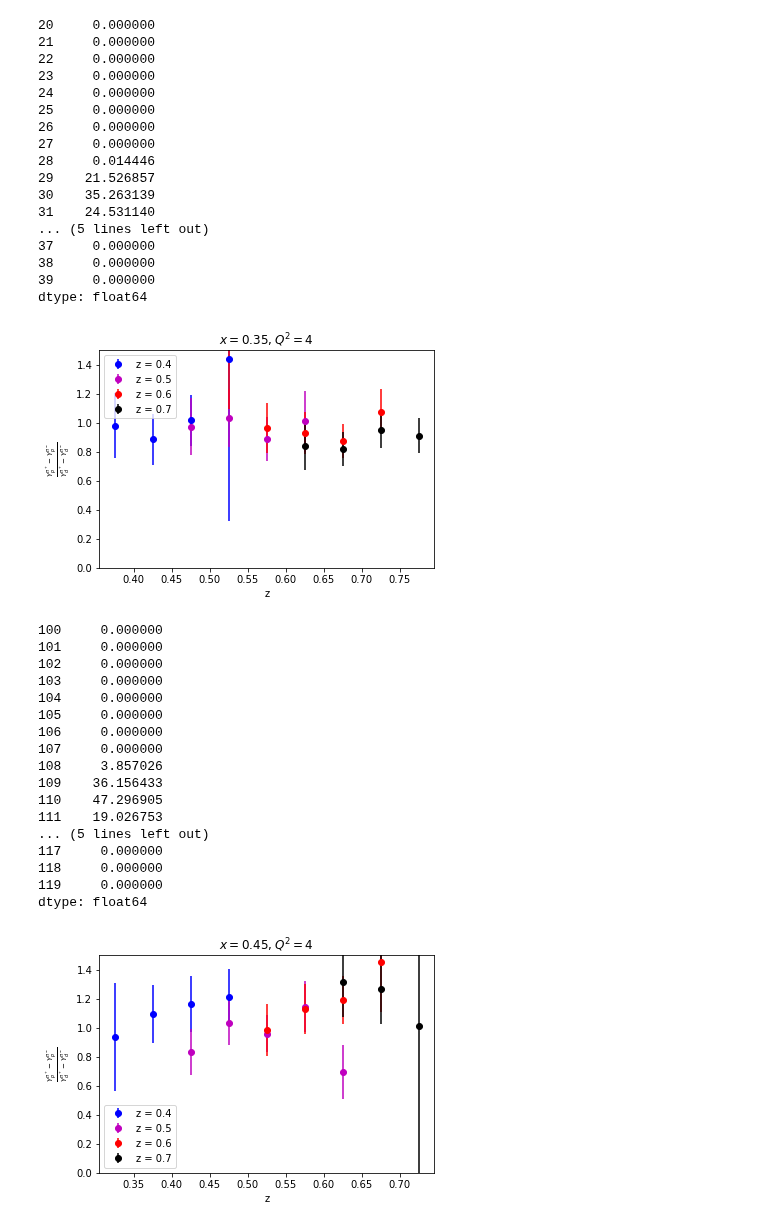
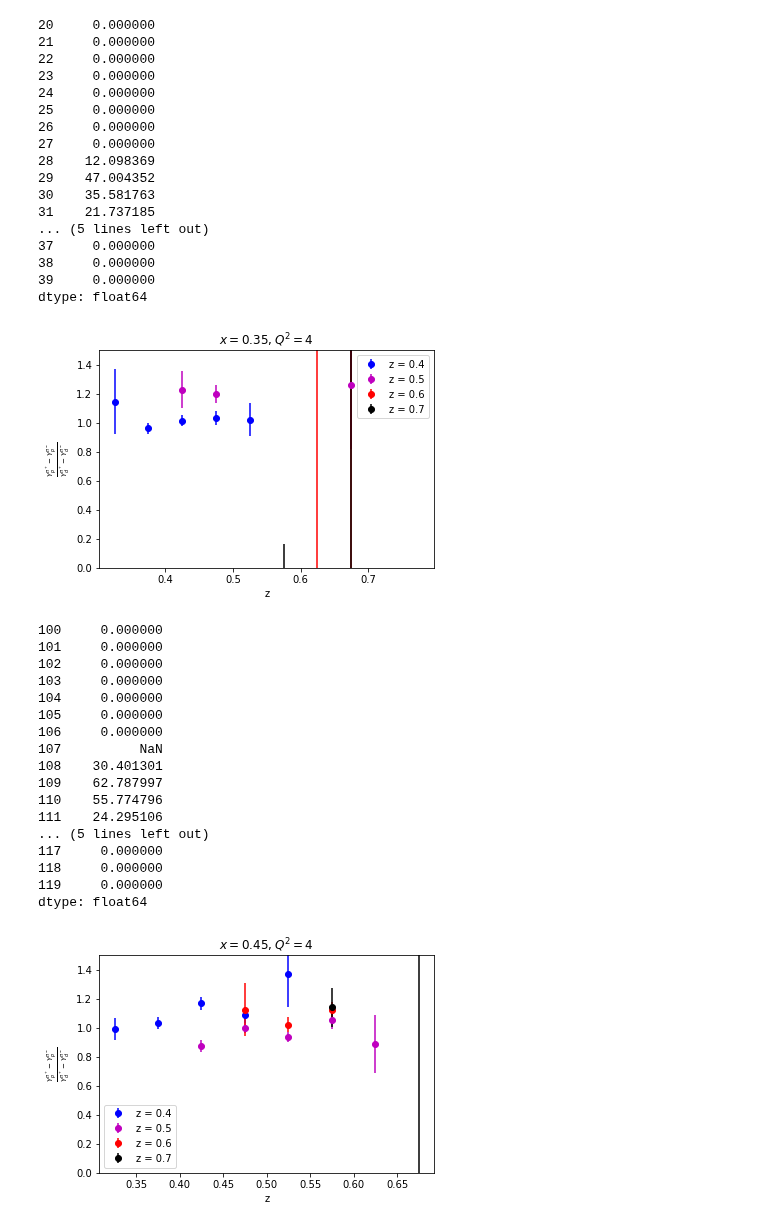
Before and after one commit to Mengzhendada/csv_notebook, a Jupyter notebook: H2runs.ipynb, the cells around one changed output. Drawn from its saved outputs; the diff is of its cells as text; code cells hidden in the pictures.

```diff
--- a/H2runs.ipynb
+++ b/H2runs.ipynb
@@ -64,9 +59,9 @@ y_H2_diff_1 = y_pos_H2_1-y_neg_H2_1
 y_D2_diff_1 = y_pos_D2_1-y_neg_D2_1
 diff_ratio_1 = y_H2_diff_1/y_D2_diff_1
 error_neg_H2_1 = df[df['xbj'] == 0.35][df['Q2']==4][df['z']==0.4]['err_neg_H2']
-error_neg_Dummy_1 = df[df['xbj'] == 0.35][df['Q2']==4][df['z']==0.4]['y_neg_Dummy']
+error_neg_Dummy_1 = df[df['xbj'] == 0.35][df['Q2']==4][df['z']==0.4]['err_neg_Dummy']
 error_pos_H2_1 = df[df['xbj'] == 0.35][df['Q2']==4][df['z']==0.4]['err_pos_H2']
-error_pos_Dummy_1 = df[df['xbj'] == 0.35][df['Q2']==4][df['z']==0.4]['y_pos_Dummy']
+error_pos_Dummy_1 = df[df['xbj'] == 0.35][df['Q2']==4][df['z']==0.4]['err_pos_Dummy']
 error_neg_D2_1 = df[df['xbj'] == 0.35][df['Q2']==4][df['z']==0.4]['err_neg_D2']
 error_pos_D2_1 = df[df['xbj'] == 0.35][df['Q2']==4][df['z']==0.4]['err_pos_D2']
 
@@ -95,9 +90,9 @@ y_D2_diff_2 = y_pos_D2_2-y_neg_D2_2
 diff_ratio_2 = y_H2_diff_2/y_D2_diff_2
 print(y_H2_diff_2)
 error_neg_H2_2 = df[df['xbj'] == 0.35][df['Q2']==4][df['z']==0.5]['err_neg_H2']
-error_neg_Dummy_2 = df[df['xbj'] == 0.35][df['Q2']==4][df['z']==0.5]['y_neg_Dummy']
+error_neg_Dummy_2 = df[df['xbj'] == 0.35][df['Q2']==4][df['z']==0.5]['err_neg_Dummy']
 error_pos_H2_2 = df[df['xbj'] == 0.35][df['Q2']==4][df['z']==0.5]['err_pos_H2']
-error_pos_Dummy_2 = df[df['xbj'] == 0.35][df['Q2']==4][df['z']==0.5]['y_pos_Dummy']
+error_pos_Dummy_2 = df[df['xbj'] == 0.35][df['Q2']==4][df['z']==0.5]['err_pos_Dummy']
 error_neg_D2_2 = df[df['xbj'] == 0.35][df['Q2']==4][df['z']==0.5]['err_neg_D2']
 error_pos_D2_2 = df[df['xbj'] == 0.35][df['Q2']==4][df['z']==0.5]['err_pos_D2']
 
@@ -124,9 +119,9 @@ y_H2_diff = y_pos_H2-y_neg_H2
 y_D2_diff = y_pos_D2-y_neg_D2
 diff_ratio = y_H2_diff/y_D2_diff
 error_neg_H2 = df[df['xbj'] == 0.35][df['Q2']==4][df['z']==0.6]['err_neg_H2']
-error_neg_Dummy = df[df['xbj'] == 0.35][df['Q2']==4][df['z']==0.6]['y_neg_Dummy']
+error_neg_Dummy = df[df['xbj'] == 0.35][df['Q2']==4][df['z']==0.6]['err_neg_Dummy']
 error_pos_H2 = df[df['xbj'] == 0.35][df['Q2']==4][df['z']==0.6]['err_pos_H2']
-error_pos_Dummy = df[df['xbj'] == 0.35][df['Q2']==4][df['z']==0.6]['y_pos_Dummy']
+error_pos_Dummy = df[df['xbj'] == 0.35][df['Q2']==4][df['z']==0.6]['err_pos_Dummy']
 error_neg_D2 = df[df['xbj'] == 0.35][df['Q2']==4][df['z']==0.6]['err_neg_D2']
 error_pos_D2 = df[df['xbj'] == 0.35][df['Q2']==4][df['z']==0.6]['err_pos_D2']
 
@@ -153,9 +148,9 @@ y_H2_diff = y_pos_H2-y_neg_H2
 y_D2_diff = y_pos_D2-y_neg_D2
 diff_ratio = y_H2_diff/y_D2_diff
 error_neg_H2 = df[df['xbj'] == 0.35][df['Q2']==4][df['z']==0.7]['err_neg_H2']
-error_neg_Dummy = df[df['xbj'] == 0.35][df['Q2']==4][df['z']==0.7]['y_neg_Dummy']
+error_neg_Dummy = df[df['xbj'] == 0.35][df['Q2']==4][df['z']==0.7]['err_neg_Dummy']
 error_pos_H2 = df[df['xbj'] == 0.35][df['Q2']==4][df['z']==0.7]['err_pos_H2']
-error_pos_Dummy = df[df['xbj'] == 0.35][df['Q2']==4][df['z']==0.7]['y_pos_Dummy']
+error_pos_Dummy = df[df['xbj'] == 0.35][df['Q2']==4][df['z']==0.7]['err_pos_Dummy']
 error_neg_D2 = df[df['xbj'] == 0.35][df['Q2']==4][df['z']==0.7]['err_neg_D2']
 error_pos_D2 = df[df['xbj'] == 0.35][df['Q2']==4][df['z']==0.7]['err_pos_D2']
 
@@ -166,38 +161,38 @@ err_pos_D2 = np.sqrt(error_pos_D2**2+0.245**2*error_pos_Dummy**2)
 
 err_diff_H2 = np.sqrt(err_neg_H2**2+err_pos_H2**2)
 err_diff_D2 = np.sqrt(err_neg_D2**2+err_pos_D2**2)
 
 err_diff = diff_ratio*np.sqrt(err_diff_H2**2/y_H2_diff**2+err_diff_D2**2/y_D2_diff**2)
 
 
 #plt.plot(z_axis,diff_ratio,'ko',label = 'z = 0.7')
 plt.errorbar(z_axis,diff_ratio,err_diff,color = 'k',fmt = 'o',label = 'z = 0.7')
 
 plt.title(r'$x = 0.35,Q^2 = 4$')
 plt.xlabel('z')
 plt.ylabel(r'$\frac{Y_p^{\pi^+}-Y_p^{\pi^-}}{Y_d^{\pi^+}-Y_d^{\pi^-}}$')
 plt.ylim(0,1.5)
 plt.legend()
 plt.savefig("results/H2runs/diff_x35Q4_data.pdf")
 # %% [output]
 20     0.000000
 21     0.000000
 22     0.000000
 23     0.000000
 24     0.000000
 25     0.000000
 26     0.000000
 27     0.000000
-28     0.014446
-29    21.526857
-30    35.263139
-31    24.531140
+28    12.098369
+29    47.004352
+30    35.581763
+31    21.737185
 ... (5 lines left out)
 37     0.000000
 38     0.000000
 39     0.000000
 dtype: float64
-[figure, old version]
+[figure, new version]
 # %%
 y_neg_H2_1 = (df[df['xbj'] == 0.45][df['Q2']==4][df['z']==0.4]['y_neg_H2']-0.262*df[df['xbj'] == 0.45][df['Q2']==4][df['z']==0.4]['y_neg_Dummy'])*df[df['xbj'] == 0.45][df['Q2']==4][df['z']==0.4]['y_H2_neg_incnorad']
 y_pos_H2_1 = (df[df['xbj'] == 0.45][df['Q2']==4][df['z']==0.4]['y_pos_H2']-0.262*df[df['xbj'] == 0.45][df['Q2']==4][df['z']==0.4]['y_pos_Dummy'])*df[df['xbj'] == 0.45][df['Q2']==4][df['z']==0.4]['y_H2_pos_incnorad']
@@ -208,9 +203,9 @@ y_H2_diff_1 = y_pos_H2_1-y_neg_H2_1
 y_D2_diff_1 = y_pos_D2_1-y_neg_D2_1
 diff_ratio_1 = y_H2_diff_1/y_D2_diff_1
 error_neg_H2_1 = df[df['xbj'] == 0.45][df['Q2']==4][df['z']==0.4]['err_neg_H2']
-error_neg_Dummy_1 = df[df['xbj'] == 0.45][df['Q2']==4][df['z']==0.4]['y_neg_Dummy']
+error_neg_Dummy_1 = df[df['xbj'] == 0.45][df['Q2']==4][df['z']==0.4]['err_neg_Dummy']
 error_pos_H2_1 = df[df['xbj'] == 0.45][df['Q2']==4][df['z']==0.4]['err_pos_H2']
-error_pos_Dummy_1 = df[df['xbj'] == 0.45][df['Q2']==4][df['z']==0.4]['y_pos_Dummy']
+error_pos_Dummy_1 = df[df['xbj'] == 0.45][df['Q2']==4][df['z']==0.4]['err_pos_Dummy']
 error_neg_D2_1 = df[df['xbj'] == 0.45][df['Q2']==4][df['z']==0.4]['err_neg_D2']
 error_pos_D2_1 = df[df['xbj'] == 0.45][df['Q2']==4][df['z']==0.4]['err_pos_D2']
 
@@ -239,9 +234,9 @@ y_D2_diff_2 = y_pos_D2_2-y_neg_D2_2
 diff_ratio_2 = y_H2_diff_2/y_D2_diff_2
 print(y_H2_diff_2)
 error_neg_H2_2 = df[df['xbj'] == 0.45][df['Q2']==4][df['z']==0.5]['err_neg_H2']
-error_neg_Dummy_2 = df[df['xbj'] == 0.45][df['Q2']==4][df['z']==0.5]['y_neg_Dummy']
+error_neg_Dummy_2 = df[df['xbj'] == 0.45][df['Q2']==4][df['z']==0.5]['err_neg_Dummy']
 error_pos_H2_2 = df[df['xbj'] == 0.45][df['Q2']==4][df['z']==0.5]['err_pos_H2']
-error_pos_Dummy_2 = df[df['xbj'] == 0.45][df['Q2']==4][df['z']==0.5]['y_pos_Dummy']
+error_pos_Dummy_2 = df[df['xbj'] == 0.45][df['Q2']==4][df['z']==0.5]['err_pos_Dummy']
 error_neg_D2_2 = df[df['xbj'] == 0.45][df['Q2']==4][df['z']==0.5]['err_neg_D2']
 error_pos_D2_2 = df[df['xbj'] == 0.45][df['Q2']==4][df['z']==0.5]['err_pos_D2']
 
@@ -268,9 +263,9 @@ y_H2_diff = y_pos_H2-y_neg_H2
 y_D2_diff = y_pos_D2-y_neg_D2
 diff_ratio = y_H2_diff/y_D2_diff
 error_neg_H2 = df[df['xbj'] == 0.45][df['Q2']==4][df['z']==0.6]['err_neg_H2']
-error_neg_Dummy = df[df['xbj'] == 0.45][df['Q2']==4][df['z']==0.6]['y_neg_Dummy']
+error_neg_Dummy = df[df['xbj'] == 0.45][df['Q2']==4][df['z']==0.6]['err_neg_Dummy']
 error_pos_H2 = df[df['xbj'] == 0.45][df['Q2']==4][df['z']==0.6]['err_pos_H2']
-error_pos_Dummy = df[df['xbj'] == 0.45][df['Q2']==4][df['z']==0.6]['y_pos_Dummy']
+error_pos_Dummy = df[df['xbj'] == 0.45][df['Q2']==4][df['z']==0.6]['err_pos_Dummy']
 error_neg_D2 = df[df['xbj'] == 0.45][df['Q2']==4][df['z']==0.6]['err_neg_D2']
 error_pos_D2 = df[df['xbj'] == 0.45][df['Q2']==4][df['z']==0.6]['err_pos_D2']
 
@@ -297,9 +292,9 @@ y_H2_diff = y_pos_H2-y_neg_H2
 y_D2_diff = y_pos_D2-y_neg_D2
 diff_ratio = y_H2_diff/y_D2_diff
 error_neg_H2 = df[df['xbj'] == 0.45][df['Q2']==4][df['z']==0.7]['err_neg_H2']
-error_neg_Dummy = df[df['xbj'] == 0.45][df['Q2']==4][df['z']==0.7]['y_neg_Dummy']
+error_neg_Dummy = df[df['xbj'] == 0.45][df['Q2']==4][df['z']==0.7]['err_neg_Dummy']
 error_pos_H2 = df[df['xbj'] == 0.45][df['Q2']==4][df['z']==0.7]['err_pos_H2']
-error_pos_Dummy = df[df['xbj'] == 0.45][df['Q2']==4][df['z']==0.7]['y_pos_Dummy']
+error_pos_Dummy = df[df['xbj'] == 0.45][df['Q2']==4][df['z']==0.7]['err_pos_Dummy']
 error_neg_D2 = df[df['xbj'] == 0.45][df['Q2']==4][df['z']==0.7]['err_neg_D2']
 error_pos_D2 = df[df['xbj'] == 0.45][df['Q2']==4][df['z']==0.7]['err_pos_D2']
 
@@ -331,17 +326,17 @@ plt.savefig("results/H2runs/diff_x45Q4_data.pdf")
 104     0.000000
 105     0.000000
 106     0.000000
-107     0.000000
-108     3.857026
-109    36.156433
-110    47.296905
-111    19.026753
+107          NaN
+108    30.401301
+109    62.787997
+110    55.774796
+111    24.295106
 ... (5 lines left out)
 117     0.000000
 118     0.000000
 119     0.000000
 dtype: float64
-[figure, old version]
+[figure, new version]
 # %%
 y_neg_H2_1 = (df[df['xbj'] == 0.45][df['Q2']==4.75][df['z']==0.4]['y_neg_H2']-0.262*df[df['xbj'] == 0.45][df['Q2']==4.75][df['z']==0.4]['y_neg_Dummy'])*df[df['xbj'] == 0.45][df['Q2']==4.75][df['z']==0.4]['y_H2_neg_incnorad']
 y_pos_H2_1 = (df[df['xbj'] == 0.45][df['Q2']==4.75][df['z']==0.4]['y_pos_H2']-0.262*df[df['xbj'] == 0.45][df['Q2']==4.75][df['z']==0.4]['y_pos_Dummy'])*df[df['xbj'] == 0.45][df['Q2']==4.75][df['z']==0.4]['y_H2_pos_incnorad']
```
Also changed, not shown: parts of 27 cells of this notebook, 15 other files.
